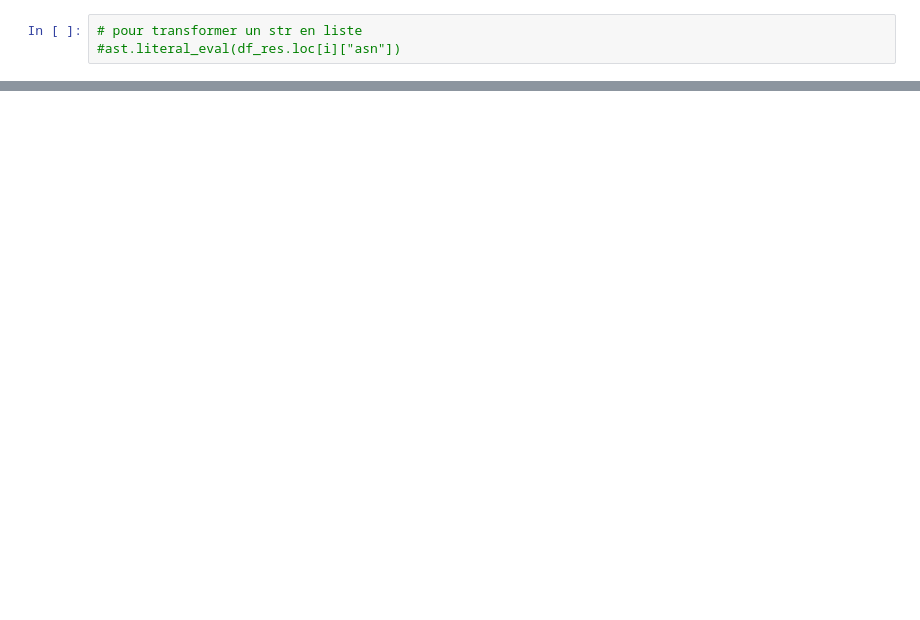
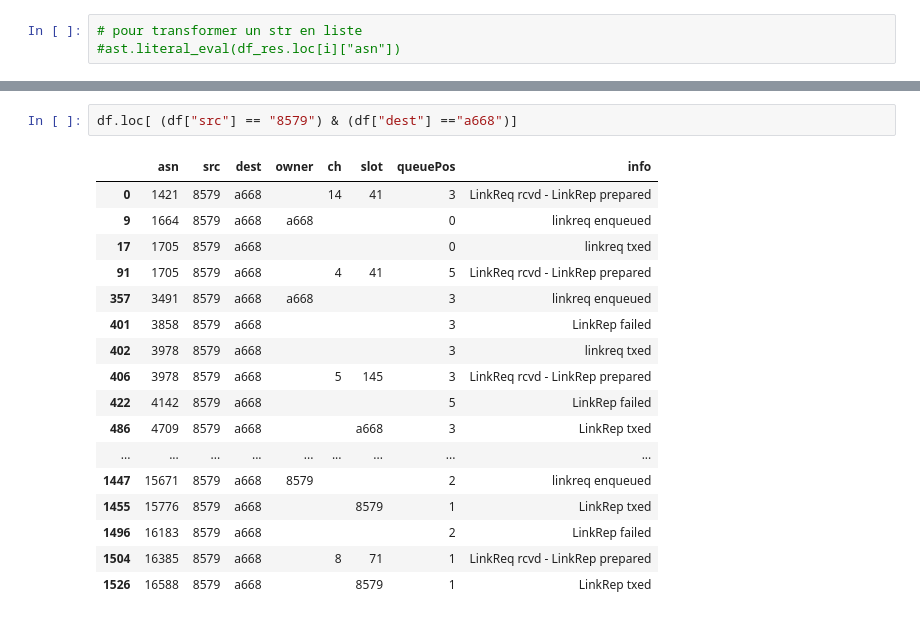
Before and after one commit to pomme-abricot/openwsn-sw, a Jupyter notebook: software/openAnalyzer/TEST_lecture_de_fichier.ipynb, the cells around one changed output, grey strips where cells are left out. Cells and saved outputs as stored; diff of their text form; blank space fills up the shorter version.

```diff
--- a/software/openAnalyzer/TEST_lecture_de_fichier.ipynb
+++ b/software/openAnalyzer/TEST_lecture_de_fichier.ipynb
@@ -148,0 +300,20 @@ True
+# %%
+df.loc[ (df["src"] == "8579") & (df["dest"] =="a668")]
+# %% [output]
+|  | asn | src | dest | owner | ch | slot | queuePos | info |
+| 0 | 1421 | 8579 | a668 |  | 14 | 41 | 3 | LinkReq rcvd - LinkRep prepared |
+| 9 | 1664 | 8579 | a668 | a668 |  |  | 0 | linkreq enqueued |
+| 17 | 1705 | 8579 | a668 |  |  |  | 0 | linkreq txed |
+| 91 | 1705 | 8579 | a668 |  | 4 | 41 | 5 | LinkReq rcvd - LinkRep prepared |
+| 357 | 3491 | 8579 | a668 | a668 |  |  | 3 | linkreq enqueued |
+| 401 | 3858 | 8579 | a668 |  |  |  | 3 | LinkRep failed |
+| 402 | 3978 | 8579 | a668 |  |  |  | 3 | linkreq txed |
+| 406 | 3978 | 8579 | a668 |  | 5 | 145 | 3 | LinkReq rcvd - LinkRep prepared |
+| 422 | 4142 | 8579 | a668 |  |  |  | 5 | LinkRep failed |
+| 486 | 4709 | 8579 | a668 |  |  | a668 | 3 | LinkRep txed |
+| ... | ... | ... | ... | ... | ... | ... | ... | ... |
+| 1447 | 15671 | 8579 | a668 | 8579 |  |  | 2 | linkreq enqueued |
+| 1455 | 15776 | 8579 | a668 |  |  | 8579 | 1 | LinkRep txed |
+| 1496 | 16183 | 8579 | a668 |  |  |  | 2 | LinkRep failed |
+| 1504 | 16385 | 8579 | a668 |  | 8 | 71 | 1 | LinkReq rcvd - LinkRep prepared |
+| 1526 | 16588 | 8579 | a668 |  |  | 8579 | 1 | LinkRep txed |
```
Also changed, not shown: parts of 24 cells of this notebook, 9 other files.
